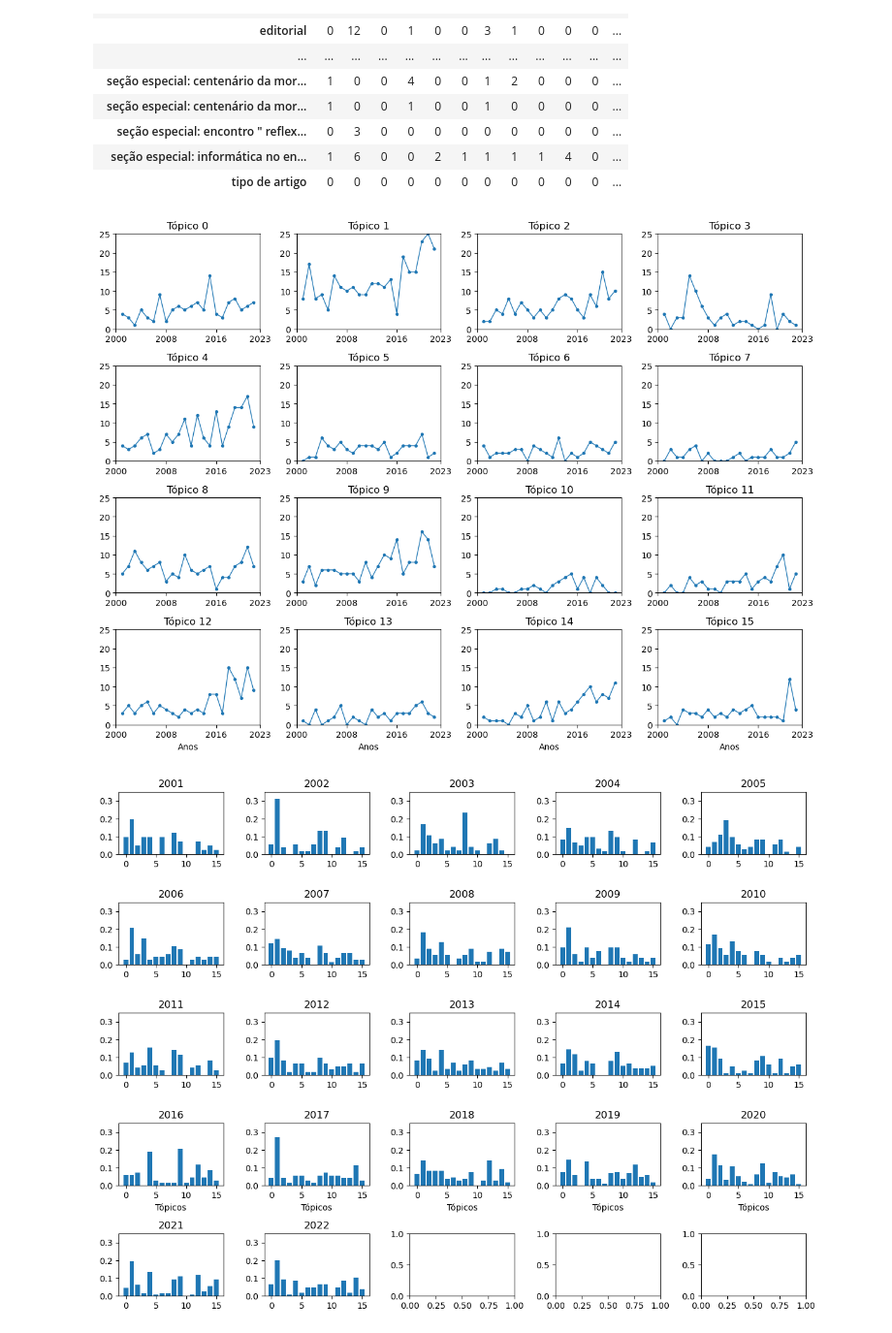
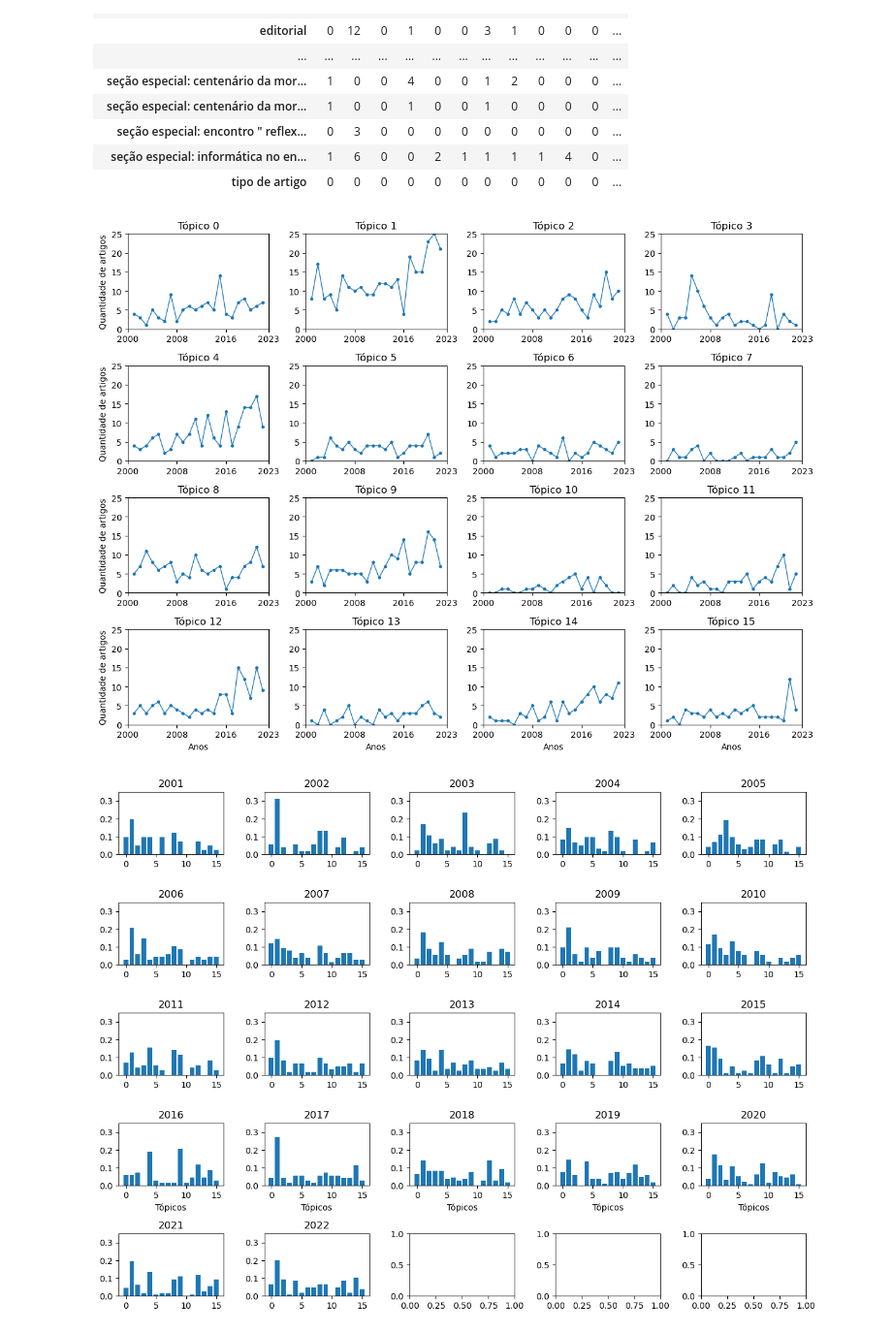
Before and after one commit to ghurone/monografia, a Jupyter notebook: teste_code/analise_dataset.ipynb, the cells around one changed output. Shown at 97% size. Drawn from its saved outputs; the diff is of its cells as text; code cells hidden in the pictures.

Commit message:
plot

```diff
--- a/teste_code/analise_dataset.ipynb
+++ b/teste_code/analise_dataset.ipynb
@@ -199,26 +199,28 @@ for topico in topicos_dict:
 # %%
 fig, ax = plt.subplots(nrows=4, ncols=4,
                            figsize=(12, 9))
 for topico in topicos_dict:
     i, j = topico//4, topico%4
     ax[i, j].set_title(f'Tópico {topico}')
     if i == 3:
         ax[i, j].set_xlabel('Anos')
+    if j == 0:
+        ax[i, j].set_ylabel('Quantidade de artigos')
 
     dados = topicos_dict[topico]
     anos, frequencia = dados.keys(), dados.values()
     freq = np.array(list(frequencia))
     freq[np.isnan(freq)] = 0
     ax[i, j].scatter(anos, freq, s=8)
     ax[i, j].plot(anos, freq, lw=1)
     ax[i, j].set_xlim(2000, 2023)
     ax[i, j].set_xticks([2000, 2008, 2016, 2023])
     ax[i, j].set_ylim(0, 25)
 
 fig.tight_layout()
 plt.show()
 # %% [output]
-[figure, old version]
+[figure, new version]
 # %%
 fig, ax = plt.subplots(nrows=5, ncols=5,
                            figsize=(12, 9))
```
Also changed, not shown: 1 other file.
